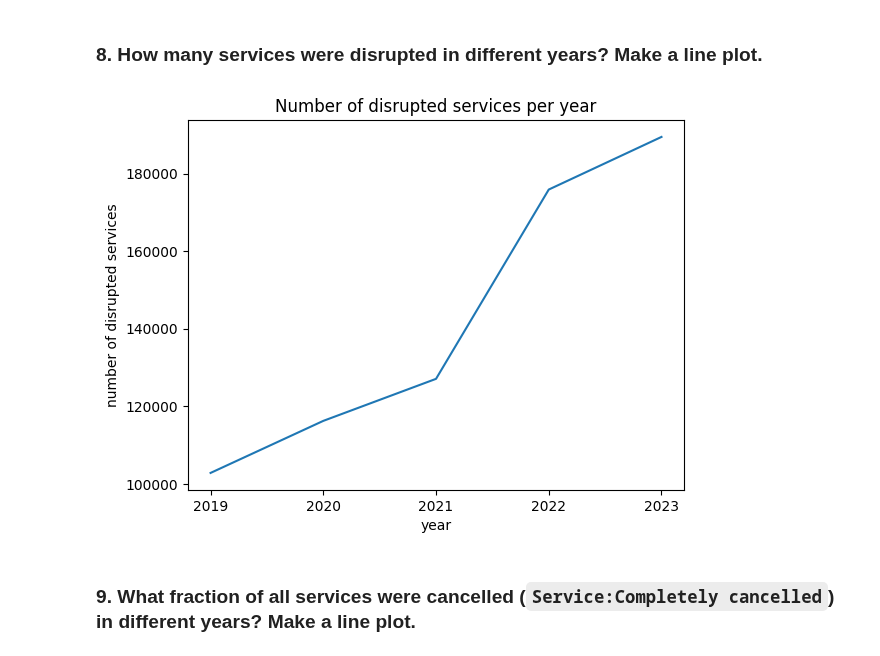
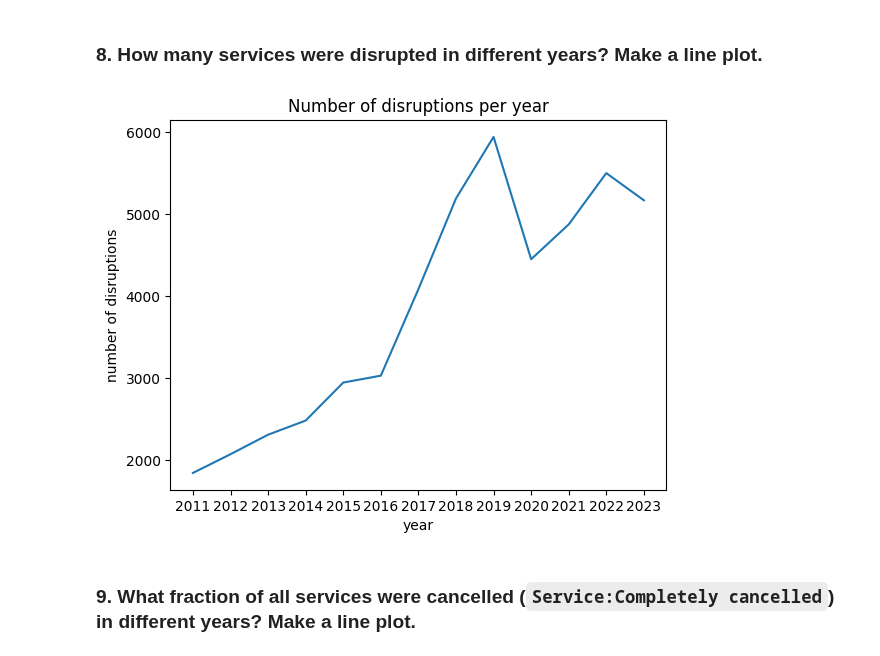
Before and after one commit to gorlowska/mlops, a Jupyter notebook: lab02/notebook_homework.ipynb, the cells around one changed output. Cells and saved outputs as stored; diff of their text form; code cells hidden in the pictures.

```diff
--- a/lab02/notebook_homework.ipynb
+++ b/lab02/notebook_homework.ipynb
@@ -300,30 +300,23 @@ df_companies.head(10).sort_values("avg_arrival_delay").plot.barh(
 ### 8. How many services were disrupted in different years? Make a line plot.
 # %%
 df_disrupted = db.sql("""
-WITH disruption_stations AS (
-    SELECT UNNEST(STRING_SPLIT(rdt_station_codes, ',')) AS station_code, start_time, end_time
-    FROM postgres_db.disruptions
-)
-SELECT YEAR(s."Service:Date") AS year, COUNT(DISTINCT s."Service:RDT-ID") AS num_disrupted
-FROM services s
-JOIN disruption_stations d
-    ON s."Stop:Station code" = d.station_code
-    AND s."Stop:Departure time" BETWEEN d.start_time AND d.end_time
+SELECT YEAR(start_time) AS year, COUNT(*) AS num_disruptions
+FROM postgres_db.disruptions
 GROUP BY year
 ORDER BY year
 """).df()
 
 df_disrupted.plot(
     x="year",
-    y="num_disrupted",
+    y="num_disruptions",
     legend=False,
     xticks=df_disrupted["year"],
-    title="Number of disrupted services per year",
+    title="Number of disruptions per year",
     xlabel="year",
-    ylabel="number of disrupted services",
+    ylabel="number of disruptions",
 );
 # %% [output]
-[figure, old version]
+[figure, new version]
 # %% [markdown]
 ### 9. What fraction of all services were cancelled (`Service:Completely cancelled`) in different years? Make a line plot.
 # %%
```
Also changed, not shown: parts of 1 cell of this notebook.
